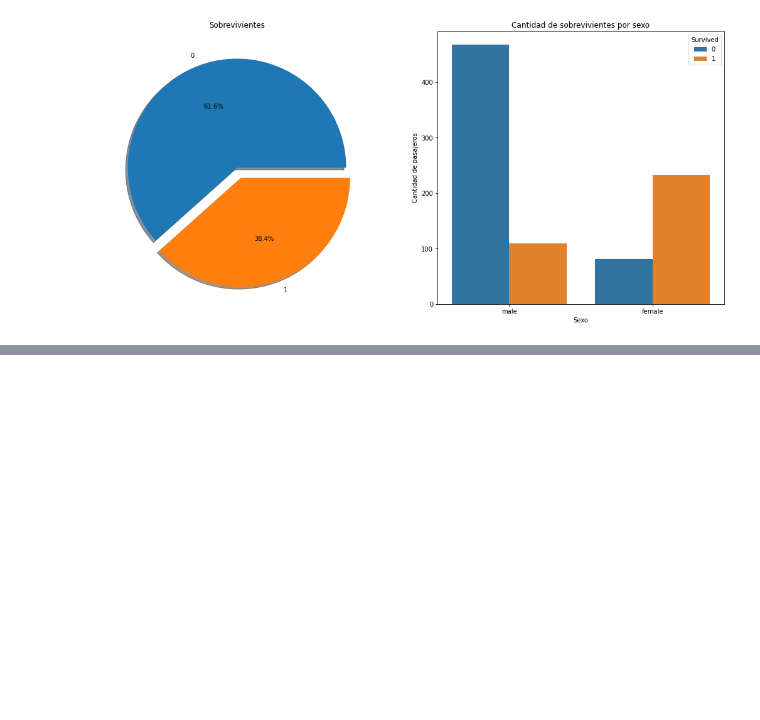
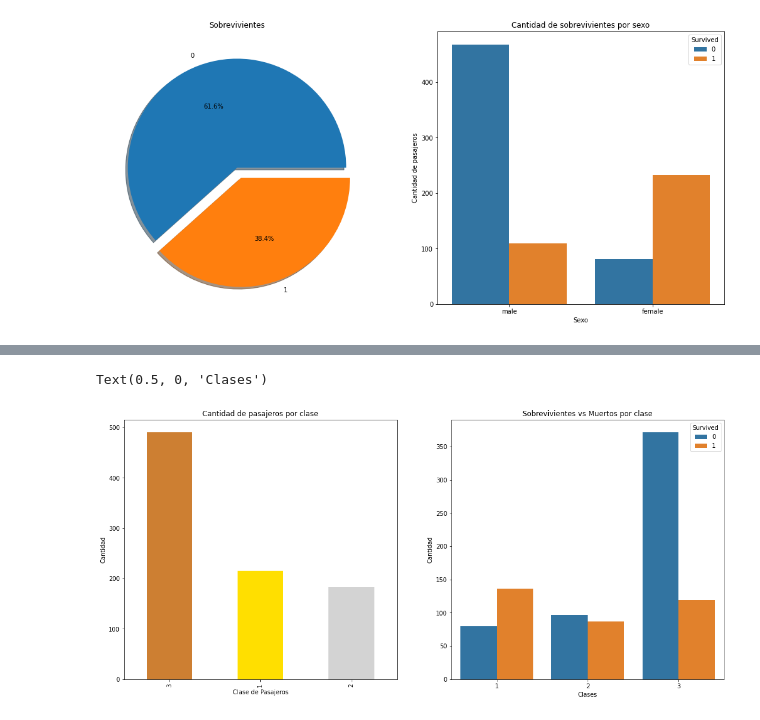
Before and after one commit to albaniamusabeli/Machine-Learning-Titanic, a Jupyter notebook: py-titanic.ipynb, the cells around one changed output, grey strips where cells are left out. Cells and saved outputs as stored; diff of their text form; code cells hidden in the pictures; blank space fills up the shorter version.

```diff
--- a/py-titanic.ipynb
+++ b/py-titanic.ipynb
@@ -80,0 +156,32 @@ Text(0.5, 0, 'Sexo')
+# %%
+# Graficos: Cantidad de pasajeros por clase (cuantos vivieron y cuantos murieron por clase)
+
+# En una fila, dos graficos de tamaño 18x8
+f, ax = plt.subplots(1,2, figsize = (18,8))
+
+# primer grafico de barras: cantidad de pasajeros por clase
+# ax = decir la posicion del grafico ( 0 es a la izquierda)
+data['Pclass'].value_counts().plot.bar(ax = ax[0], color= ['#CD7F32', '#FFDF00', '#D3D3D3'])
+
+# Cambiar titulo del grafico
+ax[0].set_title('Cantidad de pasajeros por clase')
+
+# Nombrar ejes del grafico
+ax[0].set_ylabel('Cantidad')
+ax[0].set_xlabel('Clase de Pasajeros')
+
+# Usando Seaborn
+sns.countplot('Pclass', hue='Survived', data= data, ax=ax[1])
+ax[1].set_title('Sobrevivientes vs Muertos por clase')
+ax[1].set_ylabel('Cantidad')
+ax[1].set_xlabel('Clases')
+
+# En primera y segunda clase hubo una prioridad en el rescate, no así en la tercera clase.
+# En tercera clase, solo sobrevivió un 25% de los pasajeros
+# En primera clase, aproximadamente un 60% de pasajeros sobrevivieron
+# En segunda clase, un 50% de los pasajeros sobrevivieron
+
+# Por lo tanto, la clase del pasajero fue una caracteristica importante en el proceso de supervivencia
+# %% [output]
+Text(0.5, 0, 'Clases')
+[figure, added]
```
Also changed, not shown: parts of 8 cells of this notebook, 1 other file.
